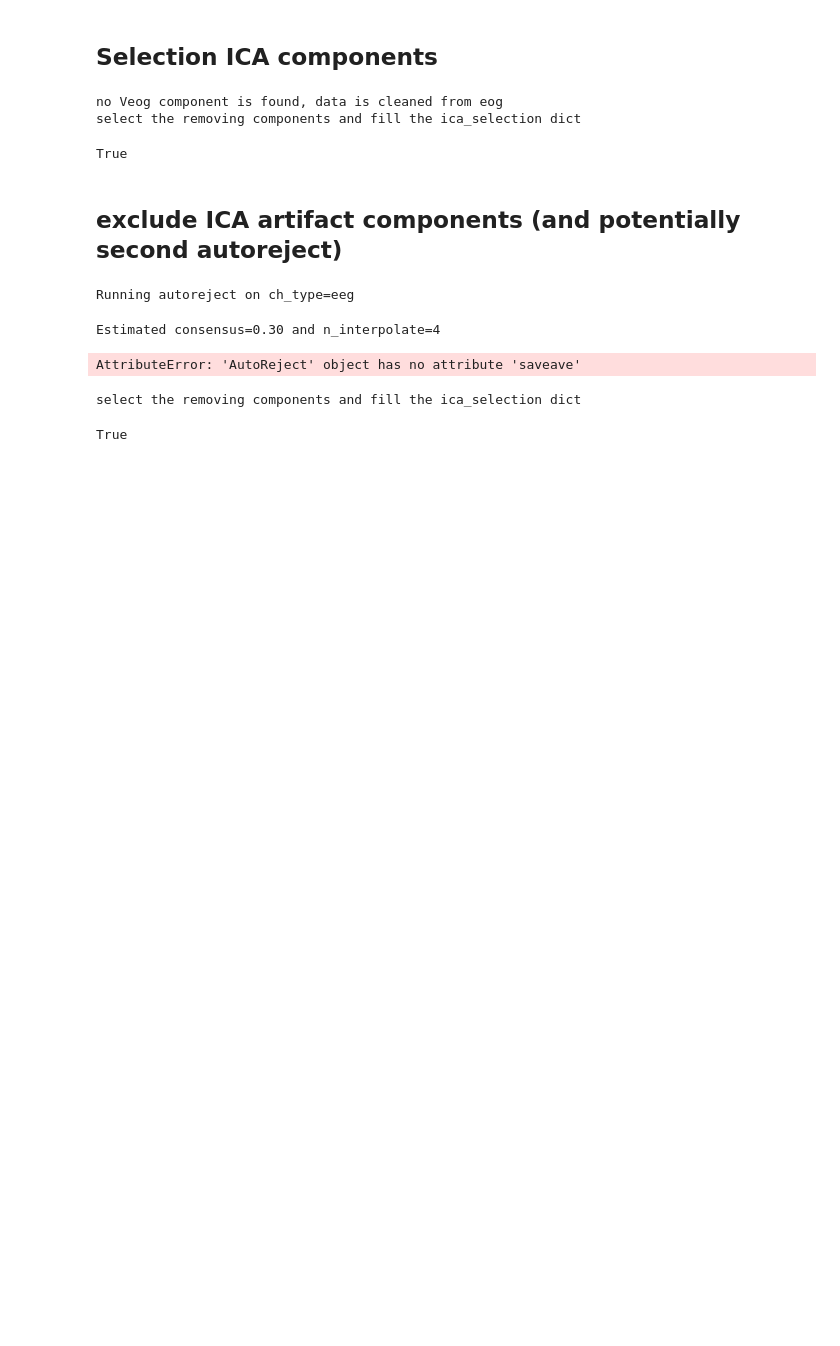
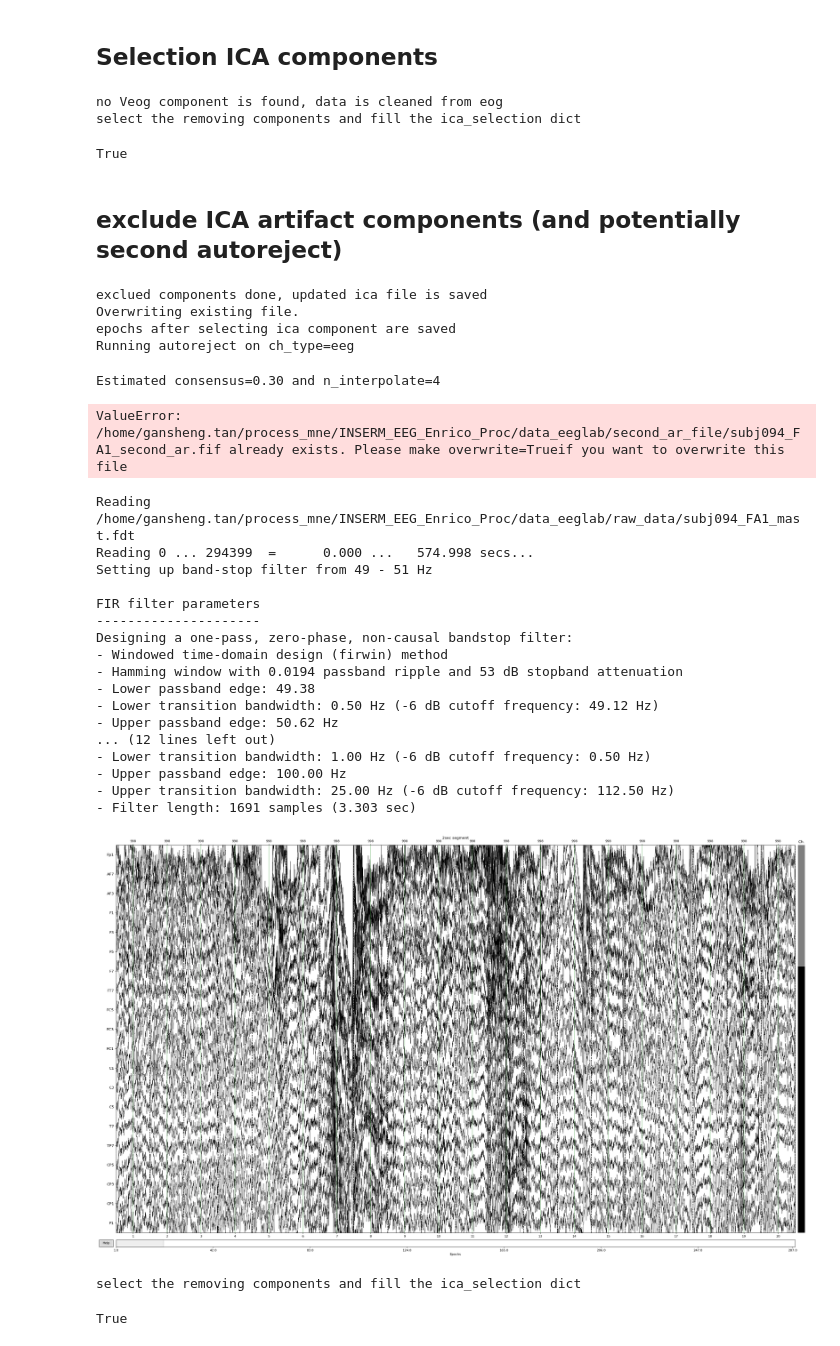
Before and after one commit to GanshengT/INSERM_EEG_Enrico_Proc, a Jupyter notebook: script_TAN/preproc/Autorej_local and ICA.ipynb, the cells around one changed output. Cells and saved outputs as stored; diff of their text form; code cells hidden in the pictures; blank space fills up the shorter version.

Commit message:
do mne report

```diff
--- a/script_TAN/preproc/Autorej_local and ICA.ipynb
+++ b/script_TAN/preproc/Autorej_local and ICA.ipynb
@@ -292,7 +304,7 @@ raw_data_path = '/home/gansheng.tan/process_mne/INSERM_EEG_Enrico_Proc/data_eegl
 filt_data_path = '/home/gansheng.tan/process_mne/INSERM_EEG_Enrico_Proc/data_eeglab/filt_data/'
 ica_file_path = '/home/gansheng.tan/process_mne/INSERM_EEG_Enrico_Proc/data_eeglab/ica_file/'
 montage_path = '/home/gansheng.tan/process_mne/INSERM_EEG_Enrico_Proc/data_eeglab/raw_data/Biosemi64_MAS_EOG.locs'
-epochs_icaexclded_path = '/home/gansheng.tan/process_mne/INSERM_EEG_Enrico_Proc/data_eeglab/icaexclded_epochs_data/'
+epochs_icaexcluded_path = '/home/gansheng.tan/process_mne/INSERM_EEG_Enrico_Proc/data_eeglab/icaexcluded_epochs_data/'
 epochs_autorejed_path = '/home/gansheng.tan/process_mne/INSERM_EEG_Enrico_Proc/data_eeglab/autorejed_epochs_data/'
 epochs_second_autorejed_path = '/home/gansheng.tan/process_mne/INSERM_EEG_Enrico_Proc/data_eeglab/second_autorejected_epochs_data/'
 second_ar_file_path = '/home/gansheng.tan/process_mne/INSERM_EEG_Enrico_Proc/data_eeglab/second_ar_file/'
@@ -312,9 +324,9 @@ power_freq_array = [50]
 reject_raw_data={'07':['OP1','OP2'], '10':['FA1','VD1','VD2'], '21':['VD1','FA2','VD2'],
                 '22':['OP2'], '36':['OP1'], '57':['OP2','FA2'], '82':['FA2','OP2','VD2']}
 #example: reject_raw_data={'94':['FA1']}
-ica_selection = {'94':{'FA1':[0,9]}}
-save_ica_exclded_file = False
-save_ica_exclded_epochs = False
+ica_selection = {'94':{'FA1':[0,7,9,19]}}
+save_ica_excluded_file = True
+save_ica_excluded_epochs = True
 second_autorej = True
 save_second_rejed_epochs = False
 save_second_ar = True
@@ -352,16 +364,16 @@ for subj in subj_list:
             ica = mne.preprocessing.read_ica(f_ica)
 
             ica.exclude = ica_selection[subj][state]
-            f_ica = ica_file_path + 'subj0'+subj+'_'+state+'_component_exclded_ica.fif'
-            if save_ica_exclded_file == True:
+            f_ica = ica_file_path + 'subj0'+subj+'_'+state+'_component_excluded_ica.fif'
+            if save_ica_excluded_file == True:
                 ica.save(f_ica)
                 print("exclued components done, updated ica file is saved")
 
-            epochs_ica_exclded = epochs.copy()
-            ica.apply(epochs_ica_exclded)
-            if save_ica_exclded_epochs == True:
-                f_epochs_ica_exclded = epochs_icaexclded_path + 'subj0'+subj+'_'+state+'_icaexclded_epo.fif'
-                epochs_ica_exclded.save(f_epochs_ica_exclded,overwrite=True)
+            epochs_ica_excluded = epochs.copy()
+            ica.apply(epochs_ica_excluded)
+            if save_ica_excluded_epochs == True:
+                f_epochs_ica_excluded = epochs_icaexcluded_path + 'subj0'+subj+'_'+state+'_icaexcluded_epo.fif'
+                epochs_ica_excluded.save(f_epochs_ica_excluded,overwrite=True)
                 print("epochs after selecting ica component are saved")
 
 
@@ -370,7 +382,7 @@ for subj in subj_list:
 ##########################
             ############## Second Auto rejection - local threshold #####################################################
             if second_autorej == True:
-                epochs_second_autorejed=epochs_ica_exclded.copy()
+                epochs_second_autorejed=epochs_ica_excluded.copy()
                 picks = mne.pick_types(epochs_second_autorejed.info, meg=False, eeg=True, stim=False,
                        eog=False)
                 ar = AutoReject(picks=picks,random_state=random_state,verbose='tqdm')
@@ -384,14 +396,63 @@ for subj in subj_list:
                     f_rejed_epochs_out= epochs_second_autorejed_path + 'subj0'+subj+'_'+state+'_second_autorejed_epo.fif'
                     epochs_second_autorejed.save(f_rejed_epochs_out,overwriterite=True)
 
-                Autoreject_report_plot(ar,epochs_ica_exclded,epochs_second_autorejed,reject_log,plot_err_matrix = plot_chan_hist_thresh,
+                Autoreject_report_plot(ar,epochs_ica_excluded,epochs_second_autorejed,reject_log,plot_err_matrix = plot_chan_hist_thresh,
                                        plot_epochs_rej_intpl = plot_epochs_rej_intpl,plot_epochs_rejed =plot_epochs_rejed,
                                        plot_drop_rate = plot_drop_rate,plot_epochs_bfaft_compare = plot_epochs_bfaft_compare,
                                        plot_chan_hist_thresh = plot_chan_hist_thresh)
 # %% [output]
+exclued components done, updated ica file is saved
+Overwriting existing file.
+epochs after selecting ica component are saved
 Running autoreject on ch_type=eeg
 Estimated consensus=0.30 and n_interpolate=4
-AttributeError: 'AutoReject' object has no attribute 'saveave'
+ValueError: /home/gansheng.tan/process_mne/INSERM_EEG_Enrico_Proc/data_eeglab/second_ar_file/subj094_FA1_second_ar.fif already exists. Please make overwrite=Trueif you want to overwrite this file
+# %%
+epochs_second_autorejed_path = '/home/gansheng.tan/process_mne/INSERM_EEG_Enrico_Proc/data_eeglab/second_autorejected_epochs_data/'
+raw_data_path = '/home/gansheng.tan/process_mne/INSERM_EEG_Enrico_Proc/data_eeglab/raw_data/'
+power_freq_array = [50]
+subj='94'
+state='FA1'
+filename_epochs = epochs_second_autorejed_path+ 'subj0'+subj+'_'+state+'_second_autorejed_epo.fif'
+final_epochs = mne.read_epochs(filename_epochs,preload=True)
+filename_epochs = epochs_second_autorejed_path+ 'subj0'+subj+'_'+state+'_second_autorejed_epo.fif'
+
+raw_fname = raw_data_path + 'subj0'+str(subj)+'_'+state+'_mast.set'
+montage_biosemi=mne.channels.read_montage(montage_path)
+raw = mne.io.read_raw_eeglab(raw_fname,montage_biosemi,verbose='INFO',preload=True,eog='auto')
+raw_filt = raw.copy()
+raw_filt.notch_filter(freqs=power_freq_array)
+raw_filt.filter(l_freq=1,h_freq=100)
+event_id = {'2sec segment': 998}
+events_998=np.array([512, 0, 998])
+for i in np.arange(512*2,574*512,512*2):
+    events_998=np.vstack((events_998,np.array([i, 0, 998])))
+events = mne.events_from_annotations(raw)
+events=np.asarray(events[0])
+events = np.array(np.vstack((events_998,events)))
+events=events[events[:,0].argsort()]
+epochs=mne.Epochs(raw_filt,events=events, event_id = event_id, tmin=-1, tmax=1,preload=True)
+
+epochs.plot()
+# %% [output]
+Reading /home/gansheng.tan/process_mne/INSERM_EEG_Enrico_Proc/data_eeglab/raw_data/subj094_FA1_mast.fdt
+Reading 0 ... 294399  =      0.000 ...   574.998 secs...
+Setting up band-stop filter from 49 - 51 Hz
+
+FIR filter parameters
+---------------------
+Designing a one-pass, zero-phase, non-causal bandstop filter:
+- Windowed time-domain design (firwin) method
+- Hamming window with 0.0194 passband ripple and 53 dB stopband attenuation
+- Lower passband edge: 49.38
+- Lower transition bandwidth: 0.50 Hz (-6 dB cutoff frequency: 49.12 Hz)
+- Upper passband edge: 50.62 Hz
+... (12 lines left out)
+- Lower transition bandwidth: 1.00 Hz (-6 dB cutoff frequency: 0.50 Hz)
+- Upper passband edge: 100.00 Hz
+- Upper transition bandwidth: 25.00 Hz (-6 dB cutoff frequency: 112.50 Hz)
+- Filter length: 1691 samples (3.303 sec)
+[figure, added]
 # %%
 # fast plot without fitting
 
```
Also changed, not shown: parts of 12 cells of this notebook, 11 other files.
